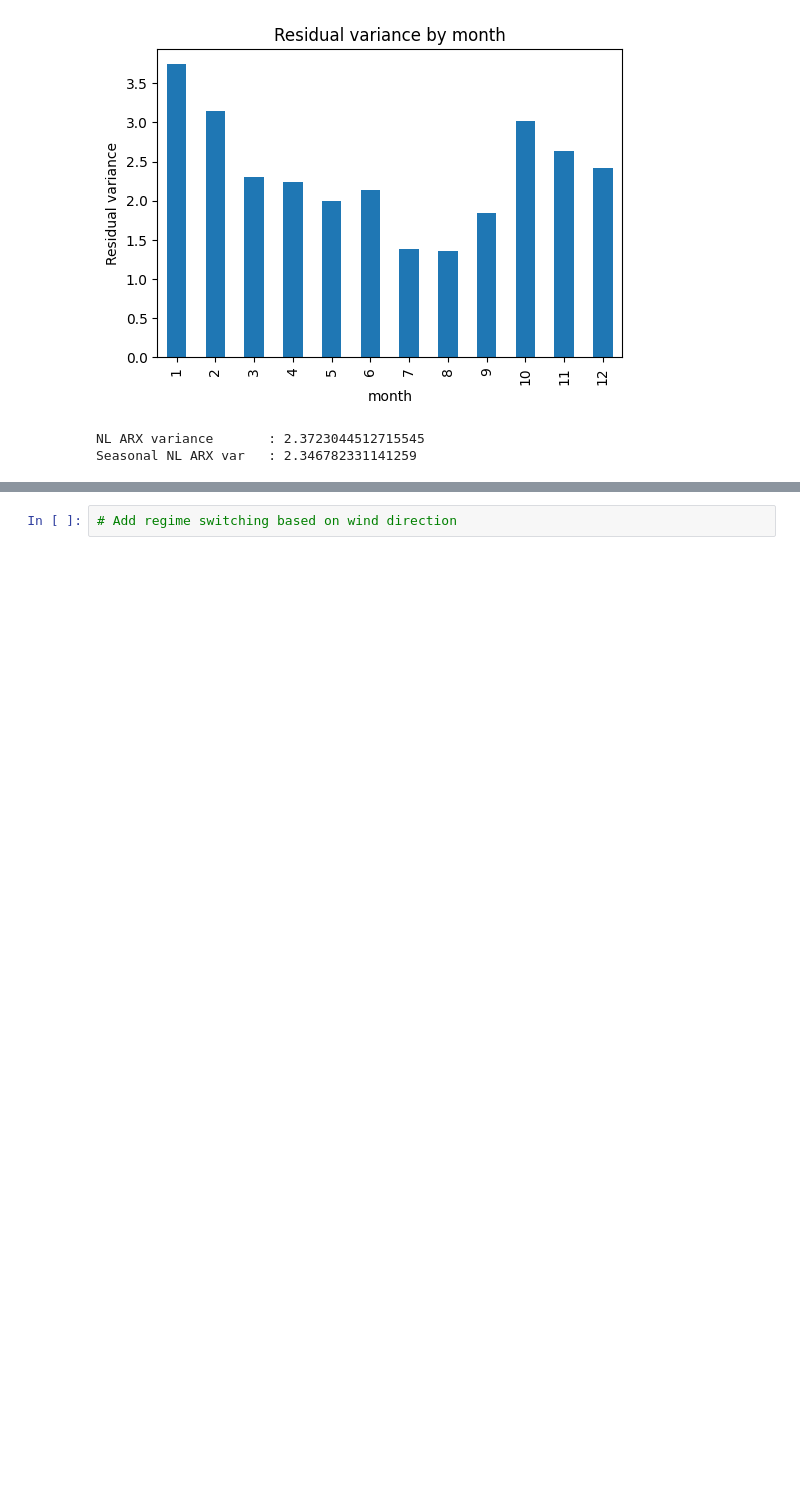
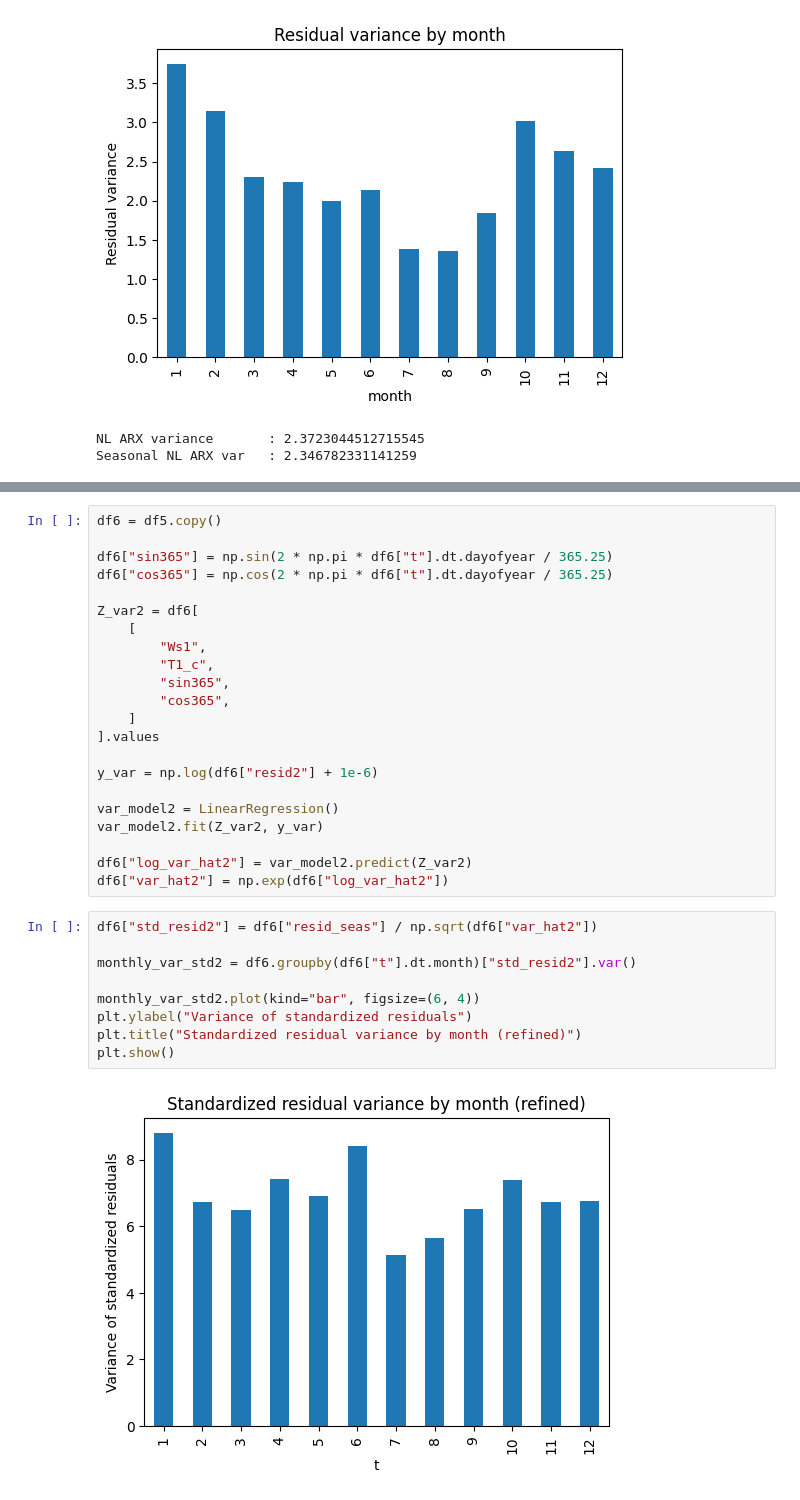
Before and after one commit to chrjx/AdvTSA, a Jupyter notebook: assignment4/tamas_preliminary/ARX_experimental.ipynb, the cells around one changed output, grey strips where cells are left out. Saved outputs shown, nothing was run; the diff lists cells and outputs as text; blank space fills up the shorter version.

```diff
--- a/assignment4/tamas_preliminary/ARX_experimental.ipynb
+++ b/assignment4/tamas_preliminary/ARX_experimental.ipynb
@@ -292,2 +331,33 @@ Seasonal NL ARX var   : 2.346782331141259
+# %%
+df6 = df5.copy()
+
+df6["sin365"] = np.sin(2 * np.pi * df6["t"].dt.dayofyear / 365.25)
+df6["cos365"] = np.cos(2 * np.pi * df6["t"].dt.dayofyear / 365.25)
+
+Z_var2 = df6[
+    [
+        "Ws1",
+        "T1_c",
+        "sin365",
+        "cos365",
+    ]
+].values
+
+y_var = np.log(df6["resid2"] + 1e-6)
+
+var_model2 = LinearRegression()
+var_model2.fit(Z_var2, y_var)
+
+df6["log_var_hat2"] = var_model2.predict(Z_var2)
+df6["var_hat2"] = np.exp(df6["log_var_hat2"])
 # %%
-# Add regime switching based on wind direction
+df6["std_resid2"] = df6["resid_seas"] / np.sqrt(df6["var_hat2"])
+
+monthly_var_std2 = df6.groupby(df6["t"].dt.month)["std_resid2"].var()
+
+monthly_var_std2.plot(kind="bar", figsize=(6, 4))
+plt.ylabel("Variance of standardized residuals")
+plt.title("Standardized residual variance by month (refined)")
+plt.show()
+# %% [output]
+[figure, added]
```
Also changed, not shown: parts of 3 cells of this notebook, 5 other files.
